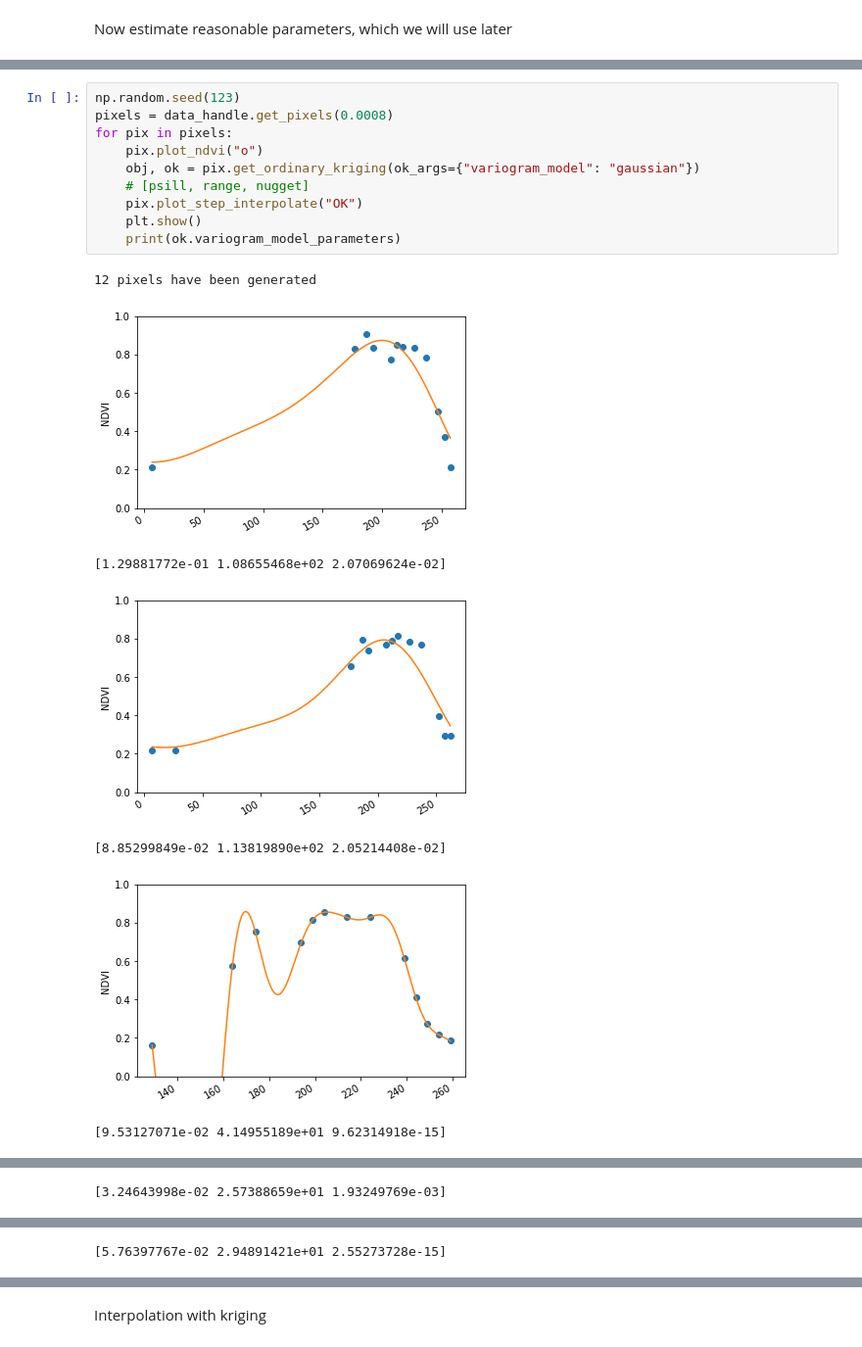
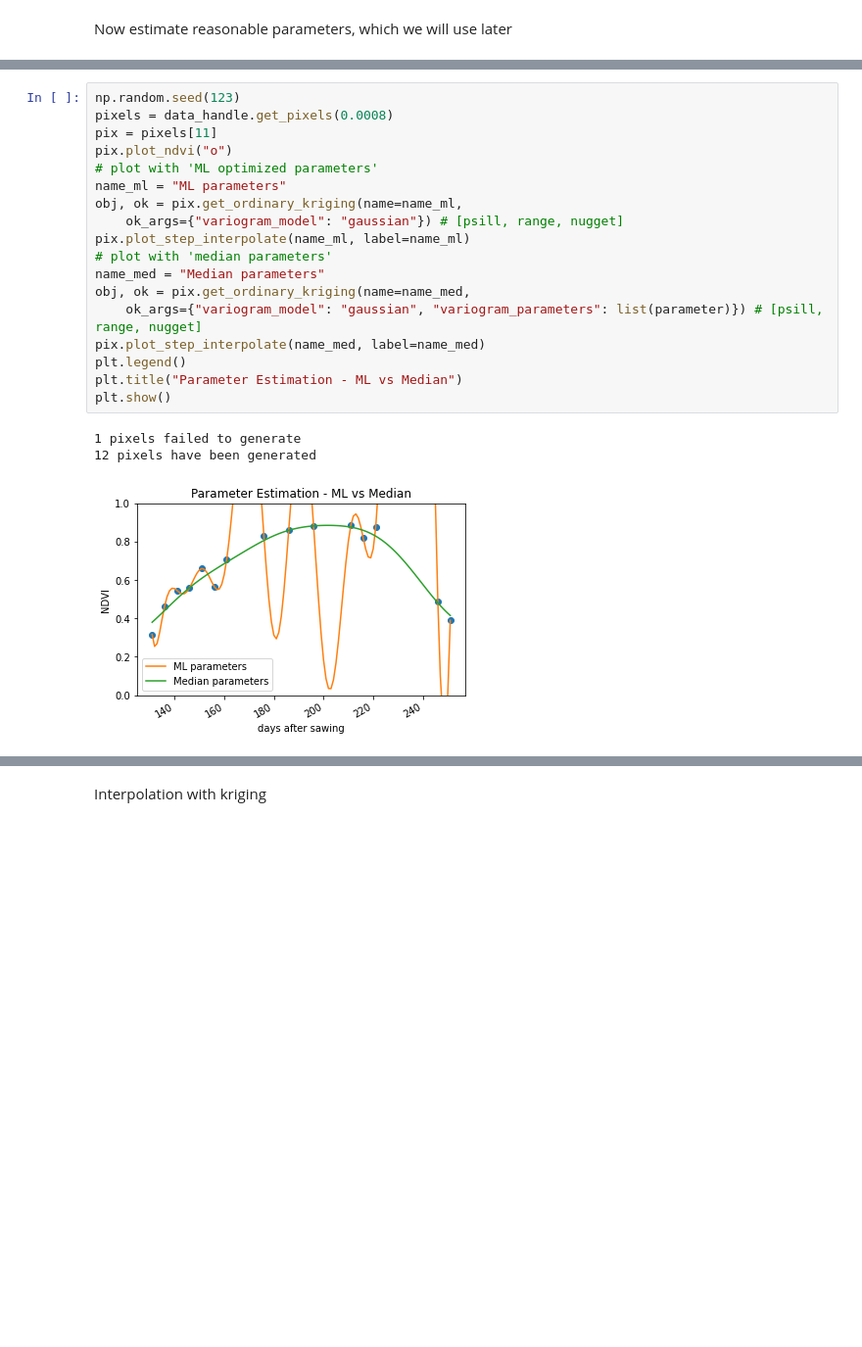
Before and after one commit to LGraz/MasterThesis-Code, a Jupyter notebook: methods/kriging.ipynb, the cells around one changed output, grey strips where cells are left out. Shown at 98% size. Saved outputs shown, nothing was run; the diff lists cells and outputs as text; blank space fills up the shorter version.

Commit message:
plots kriging

```diff
--- a/methods/kriging.ipynb
+++ b/methods/kriging.ipynb
@@ -53,18 +82,22 @@ Median parameter:
 # %%
 np.random.seed(123)
 pixels = data_handle.get_pixels(0.0008)
-for pix in pixels:
-    pix.plot_ndvi("o")
-    obj, ok = pix.get_ordinary_kriging(ok_args={"variogram_model": "gaussian"})
-    # [psill, range, nugget]
-    pix.plot_step_interpolate("OK")
-    plt.show()
-    print(ok.variogram_model_parameters)
+pix = pixels[11]
+pix.plot_ndvi("o")
+# plot with 'ML optimized parameters'
+name_ml = "ML parameters"
+obj, ok = pix.get_ordinary_kriging(name=name_ml,
+    ok_args={"variogram_model": "gaussian"}) # [psill, range, nugget]
+pix.plot_step_interpolate(name_ml, label=name_ml)
+# plot with 'median parameters'
+name_med = "Median parameters"
+obj, ok = pix.get_ordinary_kriging(name=name_med,
+    ok_args={"variogram_model": "gaussian", "variogram_parameters": list(parameter)}) # [psill, range, nugget]
+pix.plot_step_interpolate(name_med, label=name_med)
+plt.legend()
+plt.title("Parameter Estimation - ML vs Median")
+plt.show()
 # %% [output]
+1 pixels failed to generate
 12 pixels have been generated
-[figure, old version]
+[figure, new version]
-[1.29881772e-01 1.08655468e+02 2.07069624e-02]
-[figure, removed]
-[8.85299849e-02 1.13819890e+02 2.05214408e-02]
-[figure, removed]
-[9.53127071e-02 4.14955189e+01 9.62314918e-15]
@@ -72 +103,0 @@ for pix in pixels:
-[3.24643998e-02 2.57388659e+01 1.93249769e-03]
@@ -74 +103,0 @@ for pix in pixels:
-[5.76397767e-02 2.94891421e+01 2.55273728e-15]
```
Also changed, not shown: parts of 10 cells of this notebook, 1 other file.
